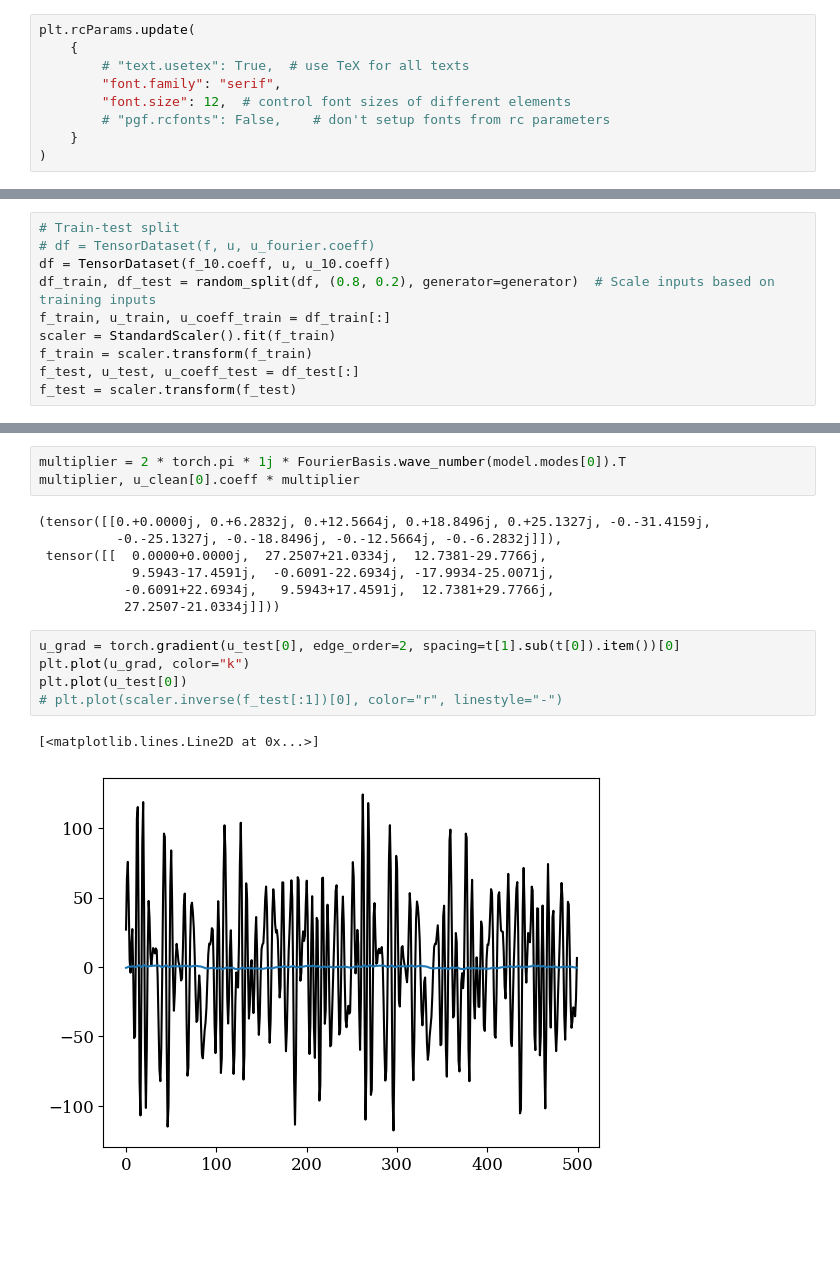
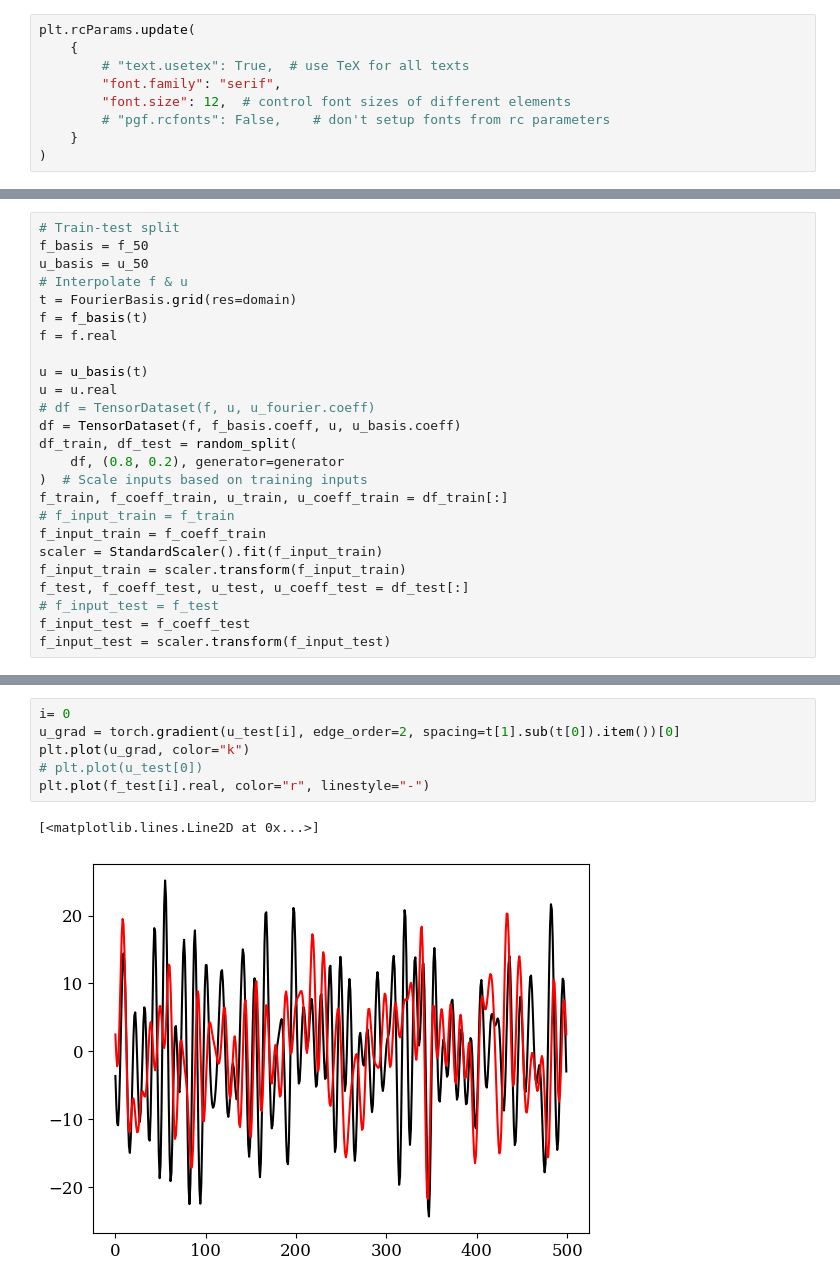
Before and after one commit to nidduzzi/SpectralSVR, a Jupyter notebook: notebooks/cases/antiderivative/antiderivative.ipynb, the cells around one changed output, grey strips where cells are left out. Saved outputs shown, nothing was run; the diff lists cells and outputs as text; blank space fills up the shorter version.

```diff
--- a/notebooks/cases/antiderivative/antiderivative.ipynb
+++ b/notebooks/cases/antiderivative/antiderivative.ipynb
@@ -106,12 +84,27 @@ save_to_pgf("derivative_clean_0.pgf")
 # %%
 # Train-test split
+f_basis = f_50
+u_basis = u_50
+# Interpolate f & u
+t = FourierBasis.grid(res=domain)
+f = f_basis(t)
+f = f.real
+
+u = u_basis(t)
+u = u.real
 # df = TensorDataset(f, u, u_fourier.coeff)
-df = TensorDataset(f_10.coeff, u, u_10.coeff)
-df_train, df_test = random_split(df, (0.8, 0.2), generator=generator)  # Scale inputs based on training inputs
-f_train, u_train, u_coeff_train = df_train[:]
-scaler = StandardScaler().fit(f_train)
-f_train = scaler.transform(f_train)
-f_test, u_test, u_coeff_test = df_test[:]
-f_test = scaler.transform(f_test)
+df = TensorDataset(f, f_basis.coeff, u, u_basis.coeff)
+df_train, df_test = random_split(
+    df, (0.8, 0.2), generator=generator
+)  # Scale inputs based on training inputs
+f_train, f_coeff_train, u_train, u_coeff_train = df_train[:]
+# f_input_train = f_train
+f_input_train = f_coeff_train
+scaler = StandardScaler().fit(f_input_train)
+f_input_train = scaler.transform(f_input_train)
+f_test, f_coeff_test, u_test, u_coeff_test = df_test[:]
+# f_input_test = f_test
+f_input_test = f_coeff_test
+f_input_test = scaler.transform(f_input_test)
 # %%
 # Train svm
@@ -201,21 +204,12 @@ u_clean[0].coeff, u_clean[0].grad().coeff
-# %%
-multiplier = 2 * torch.pi * 1j * FourierBasis.wave_number(model.modes[0]).T
-multiplier, u_clean[0].coeff * multiplier
-# %% [output]
-(tensor([[0.+0.0000j, 0.+6.2832j, 0.+12.5664j, 0.+18.8496j, 0.+25.1327j, -0.-31.4159j,
-          -0.-25.1327j, -0.-18.8496j, -0.-12.5664j, -0.-6.2832j]]),
- tensor([[  0.0000+0.0000j,  27.2507+21.0334j,  12.7381-29.7766j,
-            9.5943-17.4591j,  -0.6091-22.6934j, -17.9934-25.0071j,
-           -0.6091+22.6934j,   9.5943+17.4591j,  12.7381+29.7766j,
-           27.2507-21.0334j]]))
 # %%
-u_grad = torch.gradient(u_test[0], edge_order=2, spacing=t[1].sub(t[0]).item())[0]
+i= 0
+u_grad = torch.gradient(u_test[i], edge_order=2, spacing=t[1].sub(t[0]).item())[0]
 plt.plot(u_grad, color="k")
-plt.plot(u_test[0])
-# plt.plot(scaler.inverse(f_test[:1])[0], color="r", linestyle="-")
+# plt.plot(u_test[0])
+plt.plot(f_test[i].real, color="r", linestyle="-")
 # %% [output]
 [<matplotlib.lines.Line2D at 0x...>]
-[figure, old version]
+[figure, new version]
 # %%
 # Test CPU
 model = SpectralSVR(
```
Also changed, not shown: parts of 15 cells of this notebook, 1 other file.
